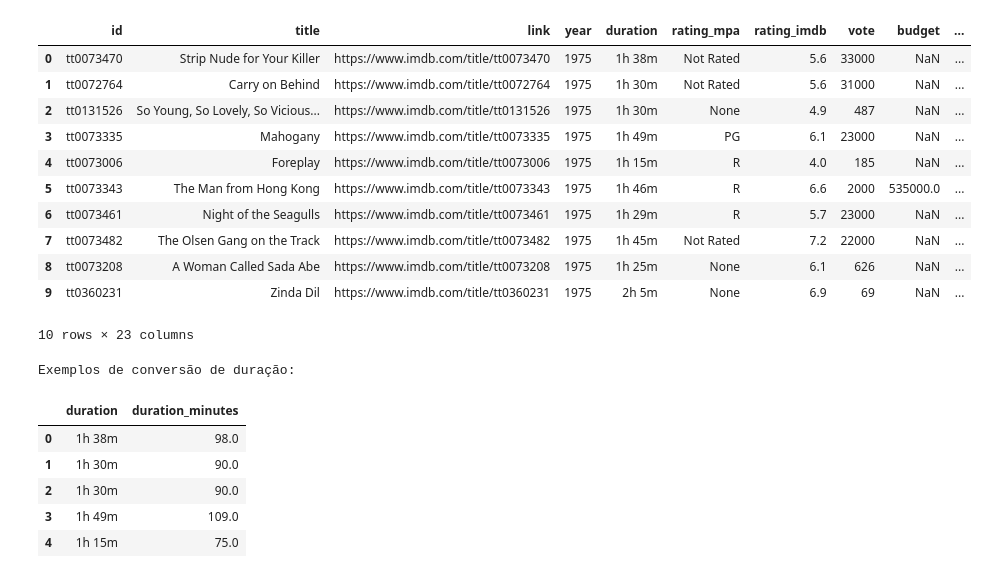
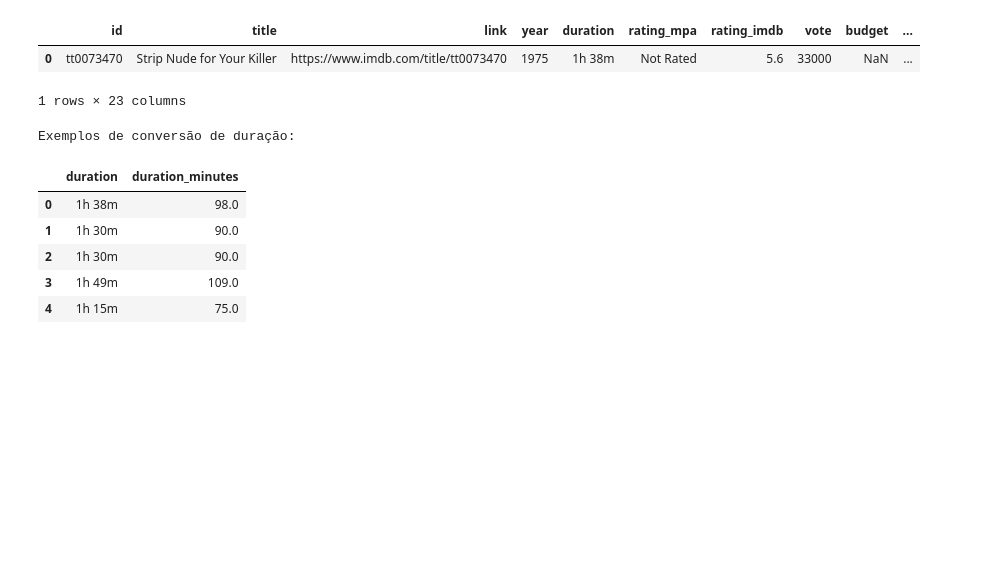
Before and after one commit to guilhermefmk/TADS_IFRS, a Jupyter notebook: 6_sem/top_ciencia/trab_4/ArvoreDecisaoIMDB.ipynb, the cells around one changed output. Drawn from its saved outputs; the diff is of its cells as text; code cells hidden in the pictures; blank space fills up the shorter version.

```diff
--- a/6_sem/top_ciencia/trab_4/ArvoreDecisaoIMDB.ipynb
+++ b/6_sem/top_ciencia/trab_4/ArvoreDecisaoIMDB.ipynb
@@ -17,45 +17,41 @@ query = """
     SELECT
     dados.id as id,
     dados.title as title,
     dados.link as link,
     dados.year as year,
     dados.duration as duration,
     dados.rating_mpa as rating_mpa,
     dados.rating_imdb as rating_imdb,
     dados.vote as vote,
     dados.budget as budget,
     dados.gross_world_wide as gross_world_wide,
     dados.gross_us_canada as gross_us_canada,
     dados.gross_opening_weekend as gross_opening_weekend,
     dados.director as director,
     dados.writer as writer,
     dados.star as star,
     dados.genre as genre,
     dados.country_origin as country_origin,
     dados.filming_location as filming_location,
     dados.production_company as production_company,
     dados.language as language,
     dados.win as win,
     dados.nomination as nomination,
     dados.oscar as oscar
 FROM `basedosdados.world_imdb_movies.top_movies_per_year` AS dados
 """
-
+rating_mpa
+vote
+gross_us_canada
+gross_opening_weekend
+star
+country_origin
 df = bd.read_sql(query, billing_project_id="e-health-416317")
-df.head(10)
+df.head(1)
 # %% [output]
 |  | id | title | link | year | duration | rating_mpa | rating_imdb | vote | budget | ... |
 | 0 | tt0073470 | Strip Nude for Your Killer | https://www.imdb.com/title/tt0073470 | 1975 | 1h 38m | Not Rated | 5.6 | 33000 | NaN | ... |
-| 1 | tt0072764 | Carry on Behind | https://www.imdb.com/title/tt0072764 | 1975 | 1h 30m | Not Rated | 5.6 | 31000 | NaN | ... |
-| 2 | tt0131526 | So Young, So Lovely, So Vicious... | https://www.imdb.com/title/tt0131526 | 1975 | 1h 30m | None | 4.9 | 487 | NaN | ... |
-| 3 | tt0073335 | Mahogany | https://www.imdb.com/title/tt0073335 | 1975 | 1h 49m | PG | 6.1 | 23000 | NaN | ... |
-| 4 | tt0073006 | Foreplay | https://www.imdb.com/title/tt0073006 | 1975 | 1h 15m | R | 4.0 | 185 | NaN | ... |
-| 5 | tt0073343 | The Man from Hong Kong | https://www.imdb.com/title/tt0073343 | 1975 | 1h 46m | R | 6.6 | 2000 | 535000.0 | ... |
-| 6 | tt0073461 | Night of the Seagulls | https://www.imdb.com/title/tt0073461 | 1975 | 1h 29m | R | 5.7 | 23000 | NaN | ... |
-| 7 | tt0073482 | The Olsen Gang on the Track | https://www.imdb.com/title/tt0073482 | 1975 | 1h 45m | Not Rated | 7.2 | 22000 | NaN | ... |
-| 8 | tt0073208 | A Woman Called Sada Abe | https://www.imdb.com/title/tt0073208 | 1975 | 1h 25m | None | 6.1 | 626 | NaN | ... |
-| 9 | tt0360231 | Zinda Dil | https://www.imdb.com/title/tt0360231 | 1975 | 2h 5m | None | 6.9 | 69 | NaN | ... |
-10 rows × 23 columns
+1 rows × 23 columns
 # %%
 def extract_duration_minutes(duration_str):
     if pd.isna(duration_str):
```
Also changed, not shown: parts of 9 cells of this notebook, 4 other files.
